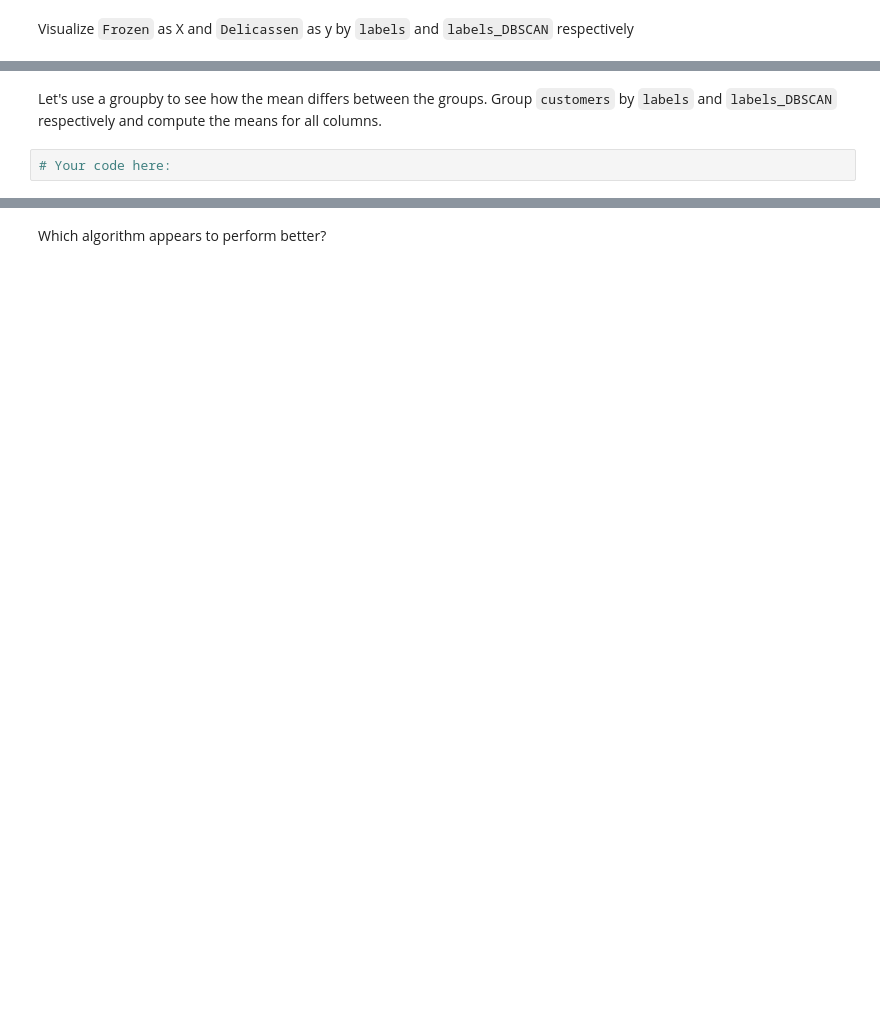
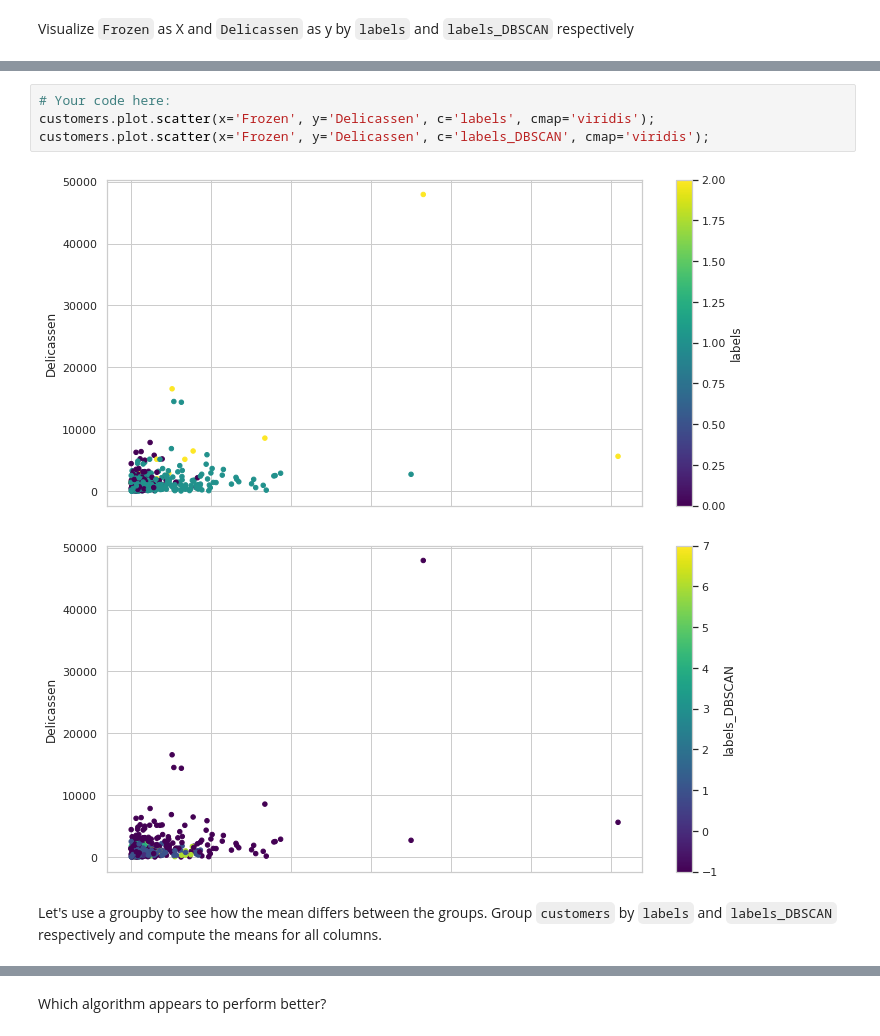
Before and after one commit to Ironhack-Data-Madrid-Enero-2022/lab_unsupervised_learning, a Jupyter notebook: your-code/main.ipynb, the cells around one changed output, grey strips where cells are left out. Drawn from its saved outputs; the diff is of its cells as text; blank space fills up the shorter version.

```diff
--- a/your-code/main.ipynb
+++ b/your-code/main.ipynb
@@ -173,4 +217,9 @@ Visualize `Frozen` as X and `Delicassen` as y by `labels` and `labels_DBSCAN` re
+# %%
+# Your code here:
+customers.plot.scatter(x='Frozen', y='Delicassen', c='labels', cmap='viridis');
+customers.plot.scatter(x='Frozen', y='Delicassen', c='labels_DBSCAN', cmap='viridis');
+# %% [output]
+[figure, added]
+[figure, added]
 # %% [markdown]
 Let's use a groupby to see how the mean differs between the groups. Group `customers` by `labels` and `labels_DBSCAN` respectively and compute the means for all columns.
-# %%
-# Your code here:
```
Also changed, not shown: parts of 25 cells of this notebook.
